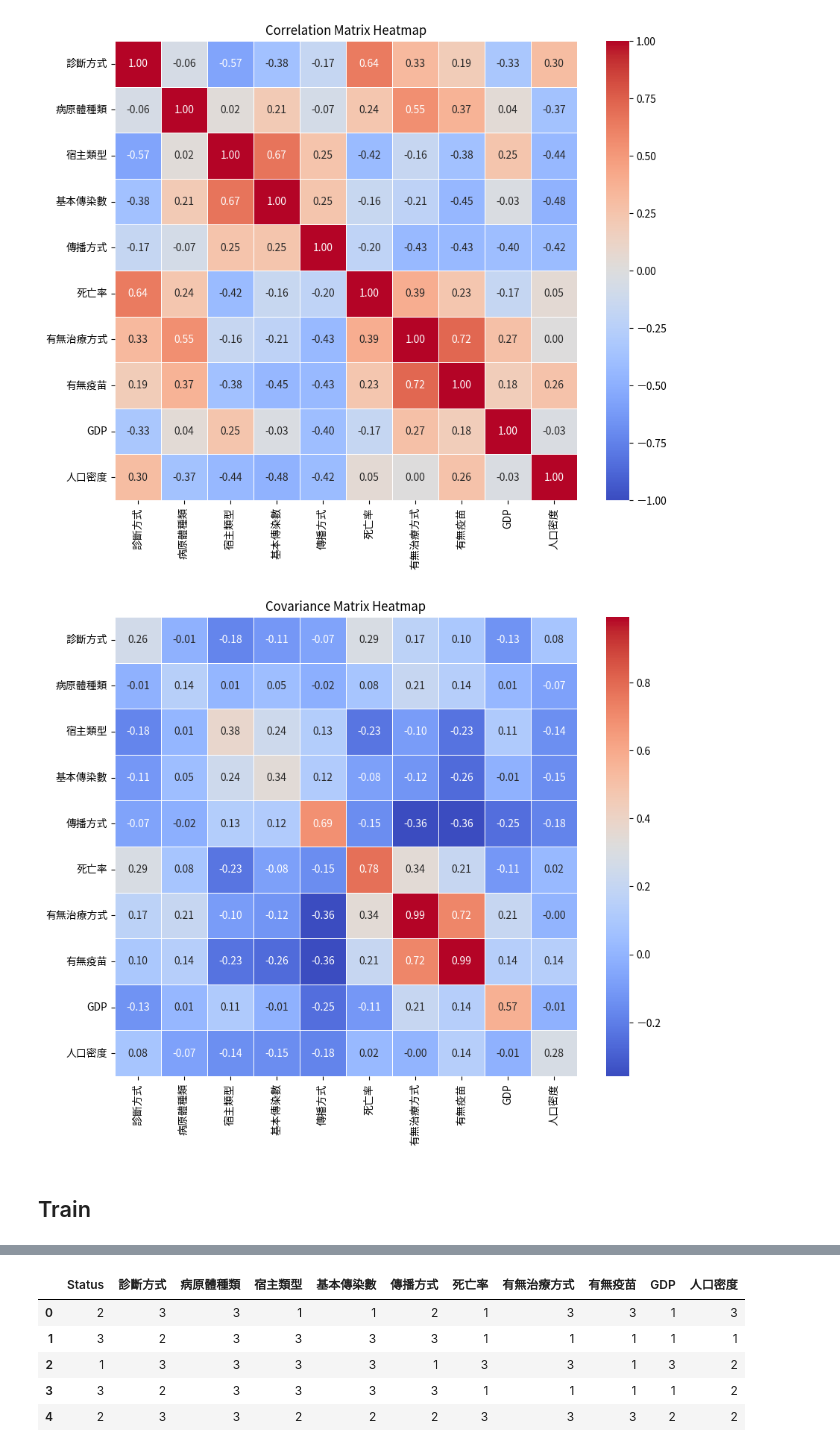
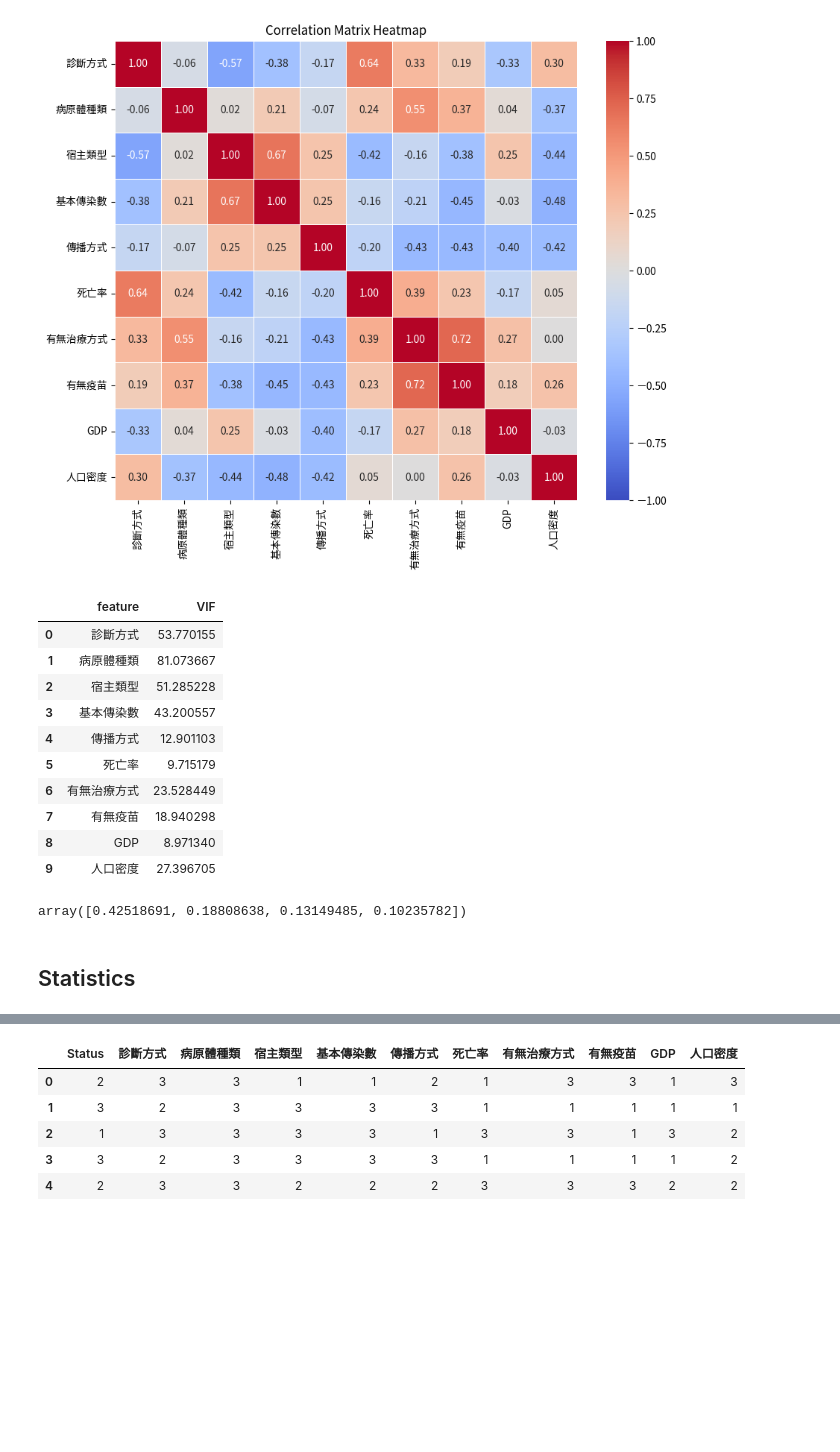
Before and after one commit to sleeping-psystudent/Pandemic-Analyst, a Jupyter notebook: statistics.ipynb, the cells around one changed output, grey strips where cells are left out. Saved outputs shown, nothing was run; the diff lists cells and outputs as text; code cells hidden in the pictures; blank space fills up the shorter version.

Commit message:
statistics

```diff
--- a/statistics.ipynb
+++ b/statistics.ipynb
@@ -57,17 +64,35 @@ plt.title('Correlation Matrix Heatmap')
 plt.show()
 # %% [output]
 [figure]
-# %%
-# covariance
-df30m_cov = df30m.cov()
-plt.figure(figsize=(10, 8))
-sns.heatmap(df30m_cov, annot=True, fmt=".2f", cmap='coolwarm', linewidths=.5)
-plt.title('Covariance Matrix Heatmap')
-plt.show()
-# %% [output]
-[figure, removed]
+# %%
+# VIF
+vif = pd.DataFrame()
+vif["feature"] = df30m.columns
+
+vif["VIF"] = [variance_inflation_factor(df30m.values, i) for i in range(len(df30m.columns))]
+vif
+# %% [output]
+|  | feature | VIF |
+| 0 | 診斷方式 | 53.770155 |
+| 1 | 病原體種類 | 81.073667 |
+| 2 | 宿主類型 | 51.285228 |
+| 3 | 基本傳染數 | 43.200557 |
+| 4 | 傳播方式 | 12.901103 |
+| 5 | 死亡率 | 9.715179 |
+| 6 | 有無治療方式 | 23.528449 |
+| 7 | 有無疫苗 | 18.940298 |
+| 8 | GDP | 8.971340 |
+| 9 | 人口密度 | 27.396705 |
+# %%
+# PCA
+pca = PCA(n_components=4)
+newX = pca.fit_transform(df30m)
+invX = pca.inverse_transform(newX)
+pca.explained_variance_ratio_
+# %% [output]
+array([0.42518691, 0.18808638, 0.13149485, 0.10235782])
 # %% [markdown]
-## Train
+## Statistics
 # %%
 df30['Status'] = df30['Status'].map({'Watchlist': 1, 'Low': 2, 'Medium': 3})
 df30.head()
```
Also changed, not shown: parts of 18 cells of this notebook.
